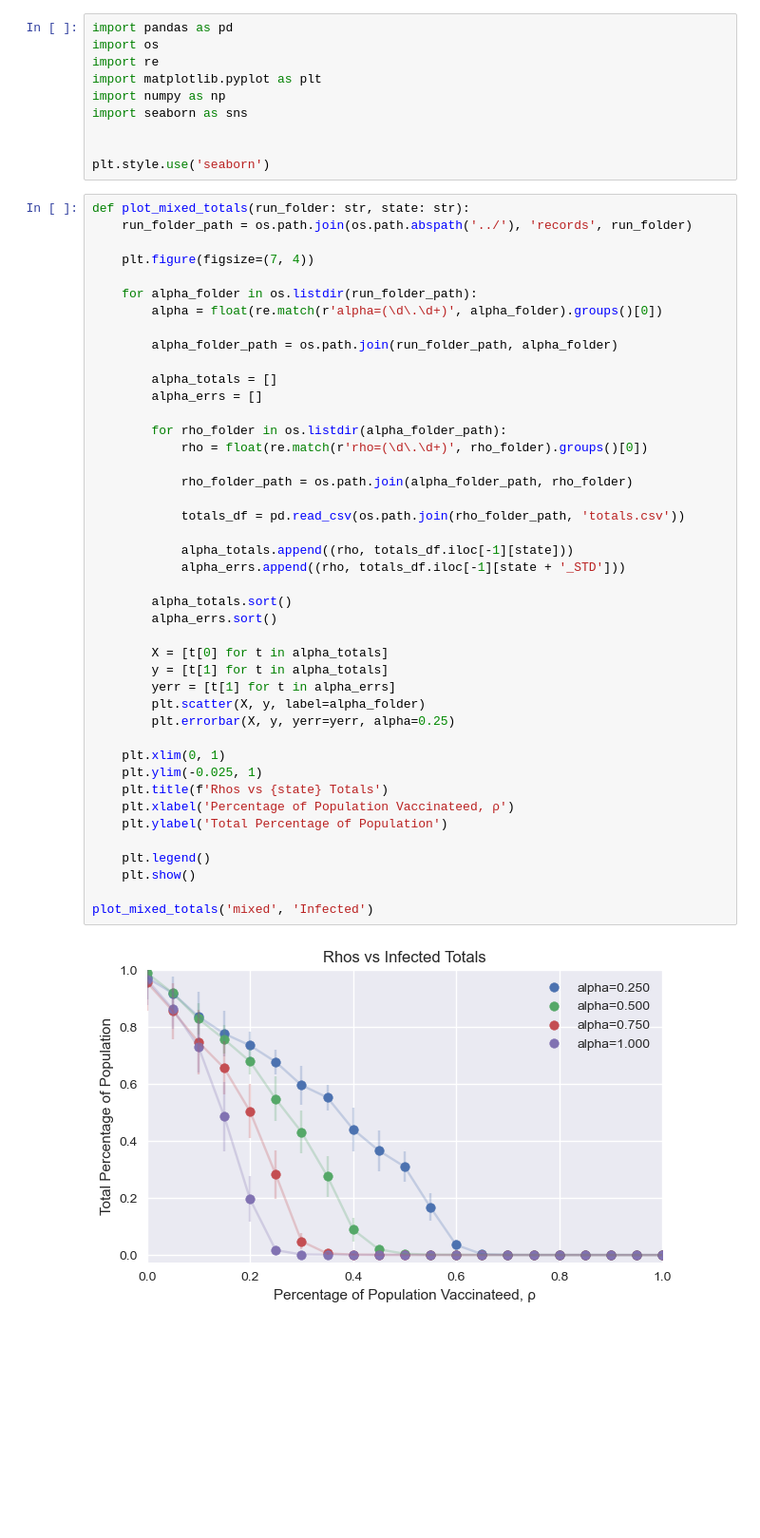
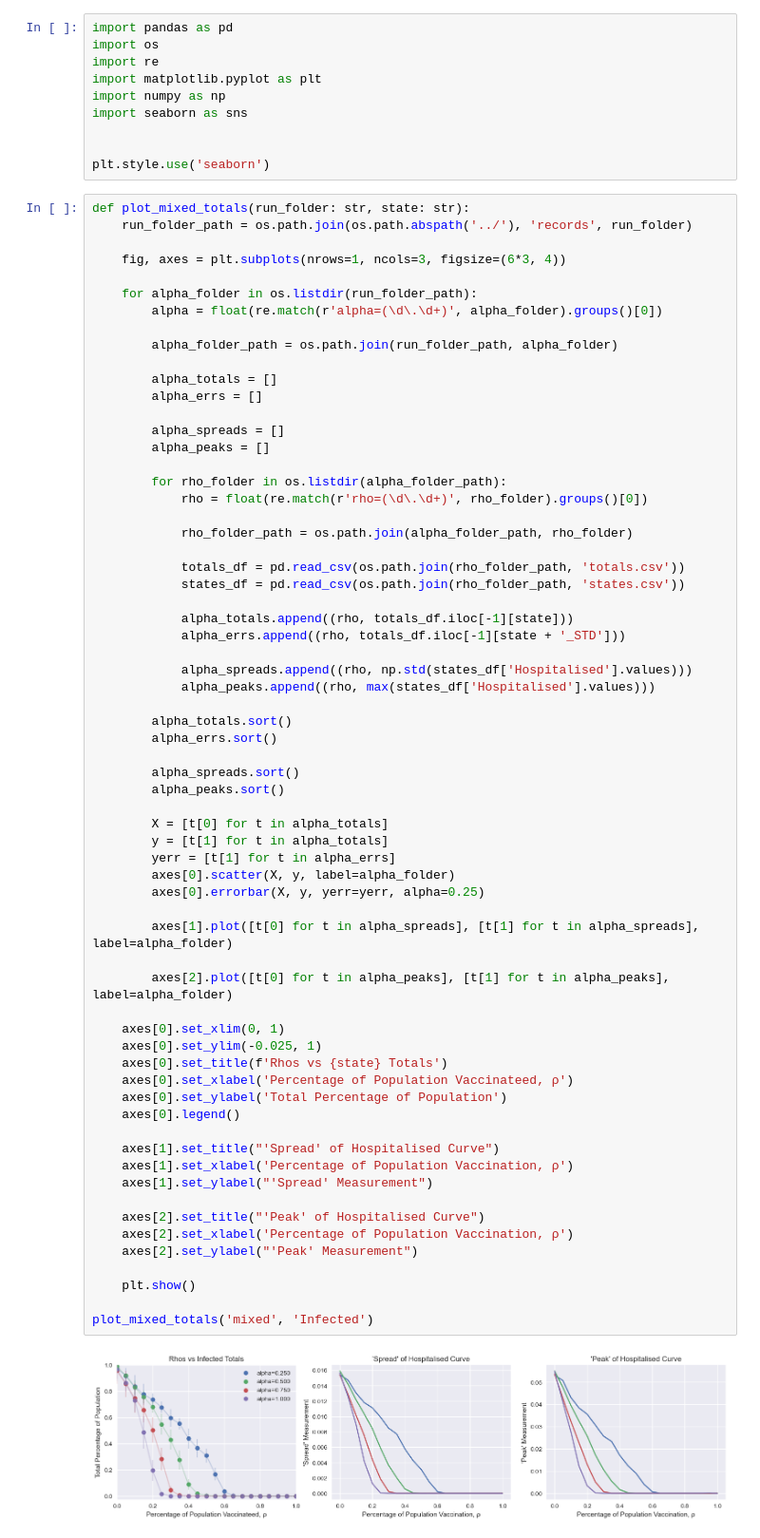
Before and after one commit to lucaswarwick02/Part-III-Individual-Project, a Jupyter notebook: notebooks/TEMP_mixed.ipynb, the cells around one changed output. Shown: that part at 95% size. Cells and saved outputs as stored; diff of their text form; blank space fills up the shorter version.

Commit message:
Add curve information to mixed results (duplicated across all 3 states)

```diff
--- a/notebooks/TEMP_mixed.ipynb
+++ b/notebooks/TEMP_mixed.ipynb
@@ -12,47 +12,69 @@ plt.style.use('seaborn')
 def plot_mixed_totals(run_folder: str, state: str):
     run_folder_path = os.path.join(os.path.abspath('../'), 'records', run_folder)
 
-    plt.figure(figsize=(7, 4))
+    fig, axes = plt.subplots(nrows=1, ncols=3, figsize=(6*3, 4))
 
     for alpha_folder in os.listdir(run_folder_path):
         alpha = float(re.match(r'alpha=(\d\.\d+)', alpha_folder).groups()[0])
 
         alpha_folder_path = os.path.join(run_folder_path, alpha_folder)
 
         alpha_totals = []
         alpha_errs = []
 
+        alpha_spreads = []
+        alpha_peaks = []
+
         for rho_folder in os.listdir(alpha_folder_path):
             rho = float(re.match(r'rho=(\d\.\d+)', rho_folder).groups()[0])
 
             rho_folder_path = os.path.join(alpha_folder_path, rho_folder)
 
             totals_df = pd.read_csv(os.path.join(rho_folder_path, 'totals.csv'))
+            states_df = pd.read_csv(os.path.join(rho_folder_path, 'states.csv'))
 
             alpha_totals.append((rho, totals_df.iloc[-1][state]))
             alpha_errs.append((rho, totals_df.iloc[-1][state + '_STD']))
 
+            alpha_spreads.append((rho, np.std(states_df['Hospitalised'].values)))
+            alpha_peaks.append((rho, max(states_df['Hospitalised'].values)))
+
         alpha_totals.sort()
         alpha_errs.sort()
+
+        alpha_spreads.sort()
+        alpha_peaks.sort()
 
         X = [t[0] for t in alpha_totals]
         y = [t[1] for t in alpha_totals]
         yerr = [t[1] for t in alpha_errs]
-        plt.scatter(X, y, label=alpha_folder)
-        plt.errorbar(X, y, yerr=yerr, alpha=0.25)
+        axes[0].scatter(X, y, label=alpha_folder)
+        axes[0].errorbar(X, y, yerr=yerr, alpha=0.25)
 
-    plt.xlim(0, 1)
-    plt.ylim(-0.025, 1)
-    plt.title(f'Rhos vs {state} Totals')
-    plt.xlabel('Percentage of Population Vaccinateed, ρ')
-    plt.ylabel('Total Percentage of Population')
+        axes[1].plot([t[0] for t in alpha_spreads], [t[1] for t in alpha_spreads], label=alpha_folder)
 
-    plt.legend()
+        axes[2].plot([t[0] for t in alpha_peaks], [t[1] for t in alpha_peaks], label=alpha_folder)
+
+    axes[0].set_xlim(0, 1)
+    axes[0].set_ylim(-0.025, 1)
+    axes[0].set_title(f'Rhos vs {state} Totals')
+    axes[0].set_xlabel('Percentage of Population Vaccinateed, ρ')
+    axes[0].set_ylabel('Total Percentage of Population')
+    axes[0].legend()
+
+    axes[1].set_title("'Spread' of Hospitalised Curve")
+    axes[1].set_xlabel('Percentage of Population Vaccination, ρ')
+    axes[1].set_ylabel("'Spread' Measurement")
+
+    axes[2].set_title("'Peak' of Hospitalised Curve")
+    axes[2].set_xlabel('Percentage of Population Vaccination, ρ')
+    axes[2].set_ylabel("'Peak' Measurement")
+
     plt.show()
 
 plot_mixed_totals('mixed', 'Infected')
 # %% [output]
-[figure, old version]
+[figure, new version]
 # %%
 plot_mixed_totals('mixed', 'Hospitalised')
 # %% [output]
```
Also changed, not shown: parts of 2 cells of this notebook.
